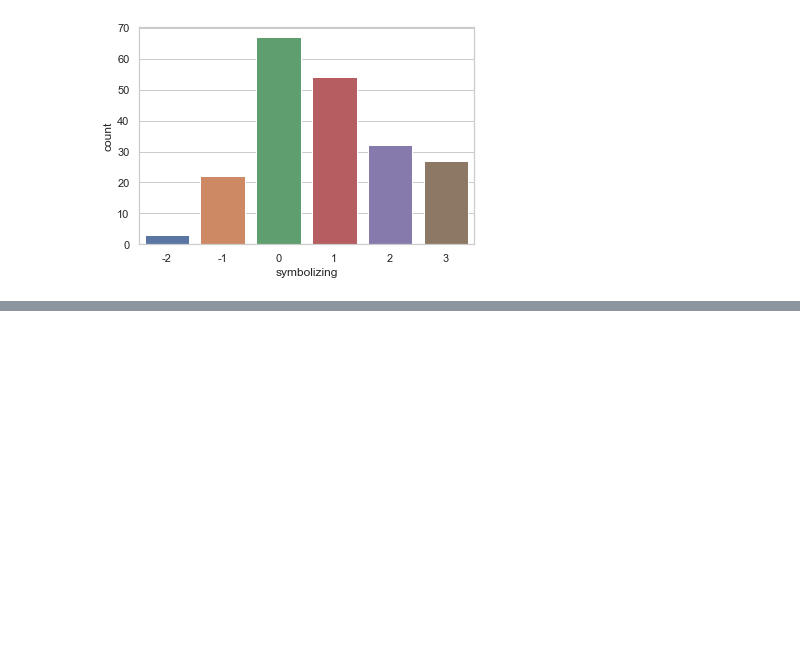
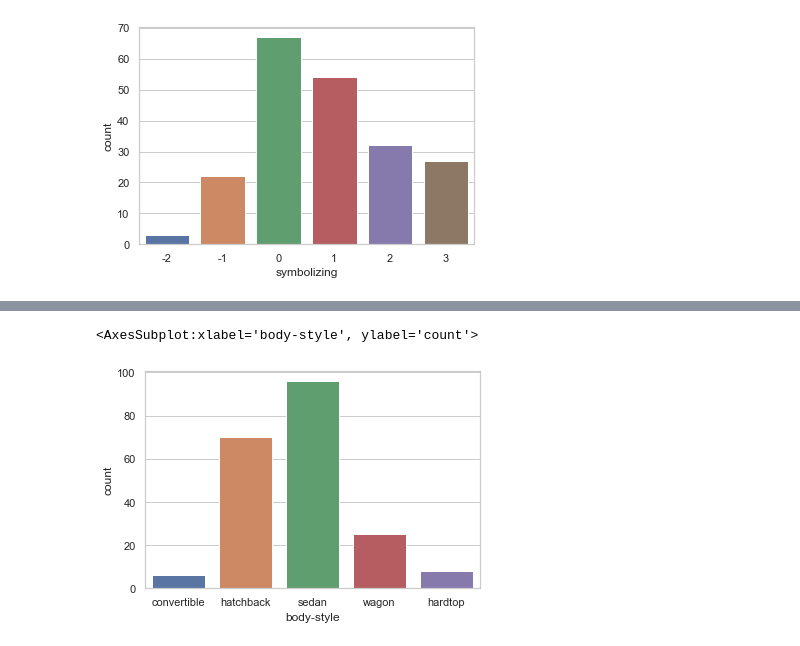
Before and after one commit to jonpb99/Data_Analytics_List_Comprehension, a Jupyter notebook: Data_Preperation-Feature_Engineering/J_Bernard_Quiz2.ipynb, the cells around one changed output, grey strips where cells are left out. Saved outputs shown, nothing was run; the diff lists cells and outputs as text; code cells hidden in the pictures; blank space fills up the shorter version.

```diff
--- a/Data_Preperation-Feature_Engineering/J_Bernard_Quiz2.ipynb
+++ b/Data_Preperation-Feature_Engineering/J_Bernard_Quiz2.ipynb
@@ -95,0 +271,5 @@ sns.scatterplot(x = "price", y = "normalized-losses", data = df)
+# %%
+sns.countplot(x="body-style", data=df)
+# %% [output]
+<AxesSubplot:xlabel='body-style', ylabel='count'>
+[figure, added]
```
Also changed, not shown: parts of 53 cells of this notebook.
